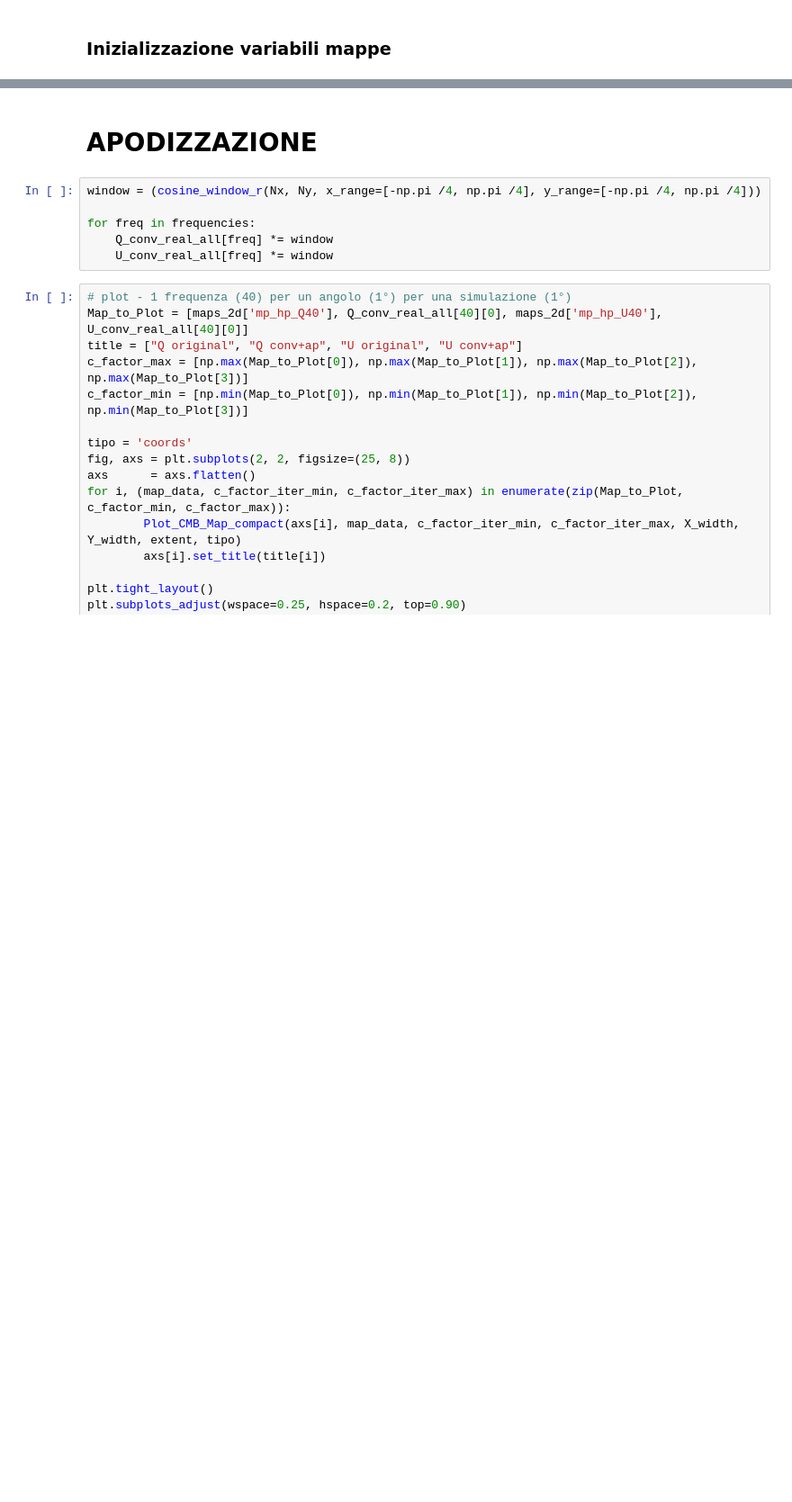
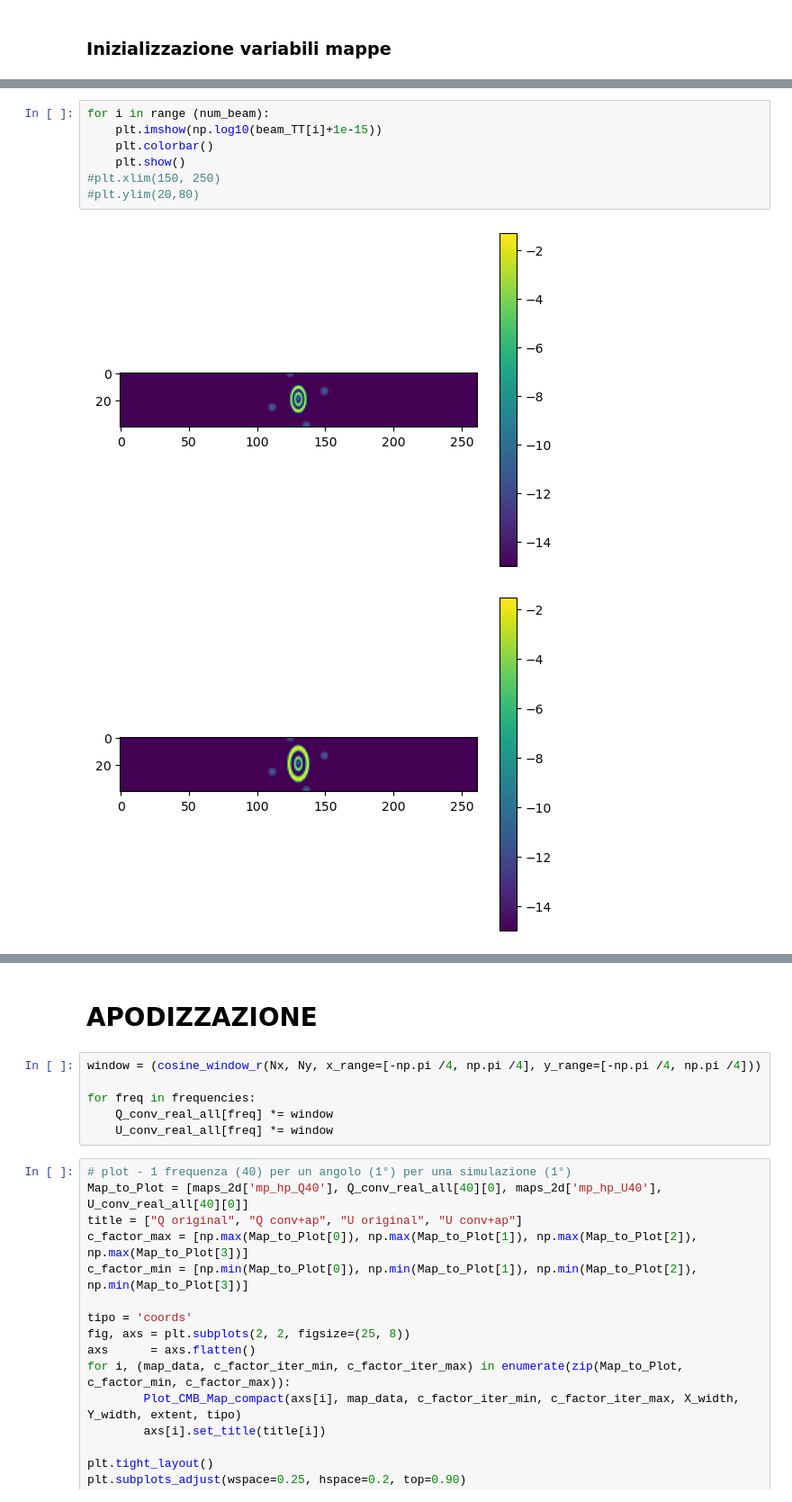
Before and after one commit to racheleguidettii/MastersThesis, a Jupyter notebook: PySMmaps/Patch_Beam_distanza.ipynb, the cells around one changed output, grey strips where cells are left out. Shown at 90% size. Cells and saved outputs as stored; diff of their text form; blank space fills up the shorter version.

```diff
--- a/PySMmaps/Patch_Beam_distanza.ipynb
+++ b/PySMmaps/Patch_Beam_distanza.ipynb
@@ -329,0 +322,10 @@ for i in range(num_beam):
+# %%
+for i in range (num_beam):
+    plt.imshow(np.log10(beam_TT[i]+1e-15))
+    plt.colorbar()
+    plt.show()
+#plt.xlim(150, 250)
+#plt.ylim(20,80)
+# %% [output]
+[figure, added]
+[figure, added]
```
Also changed, not shown: parts of 23 cells of this notebook.
